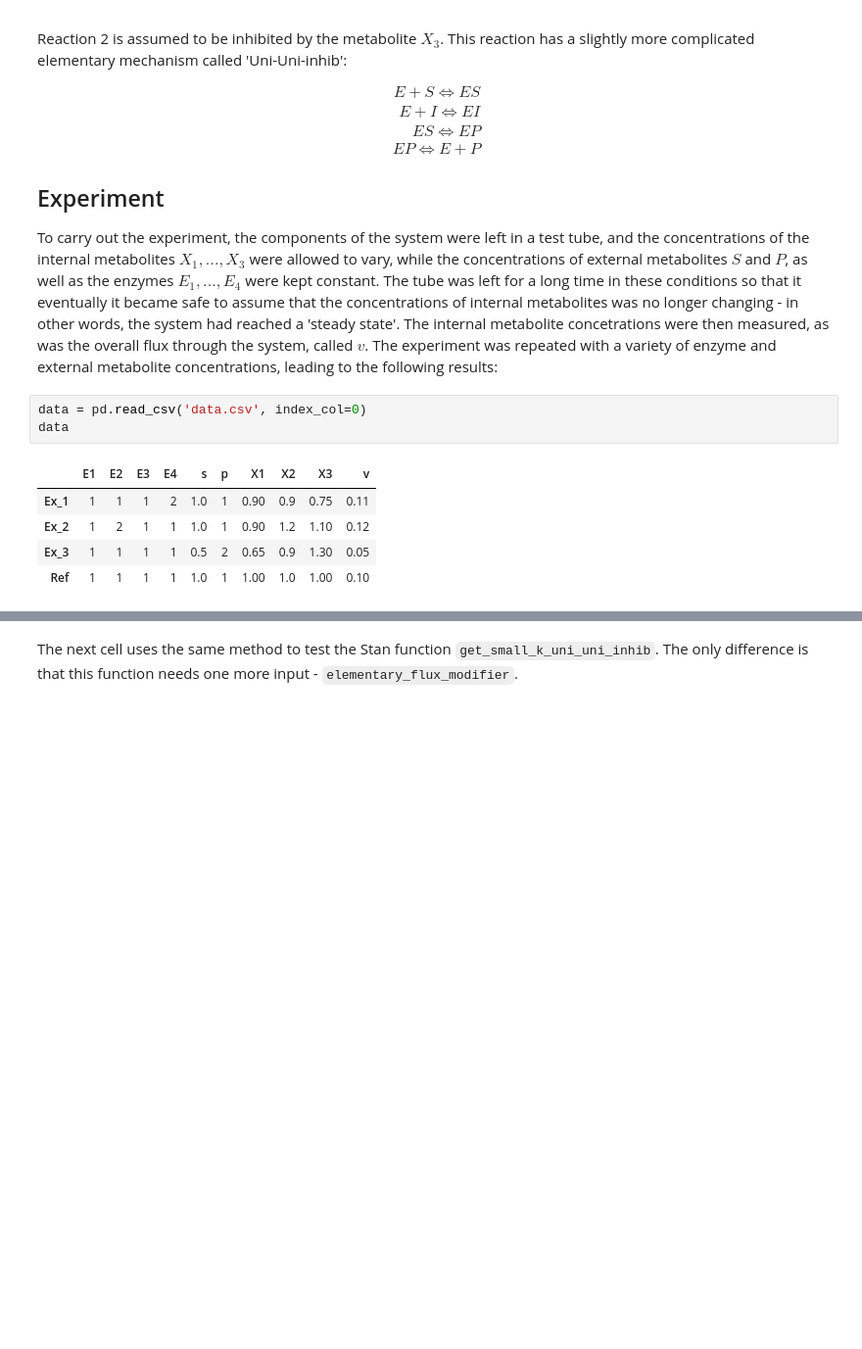
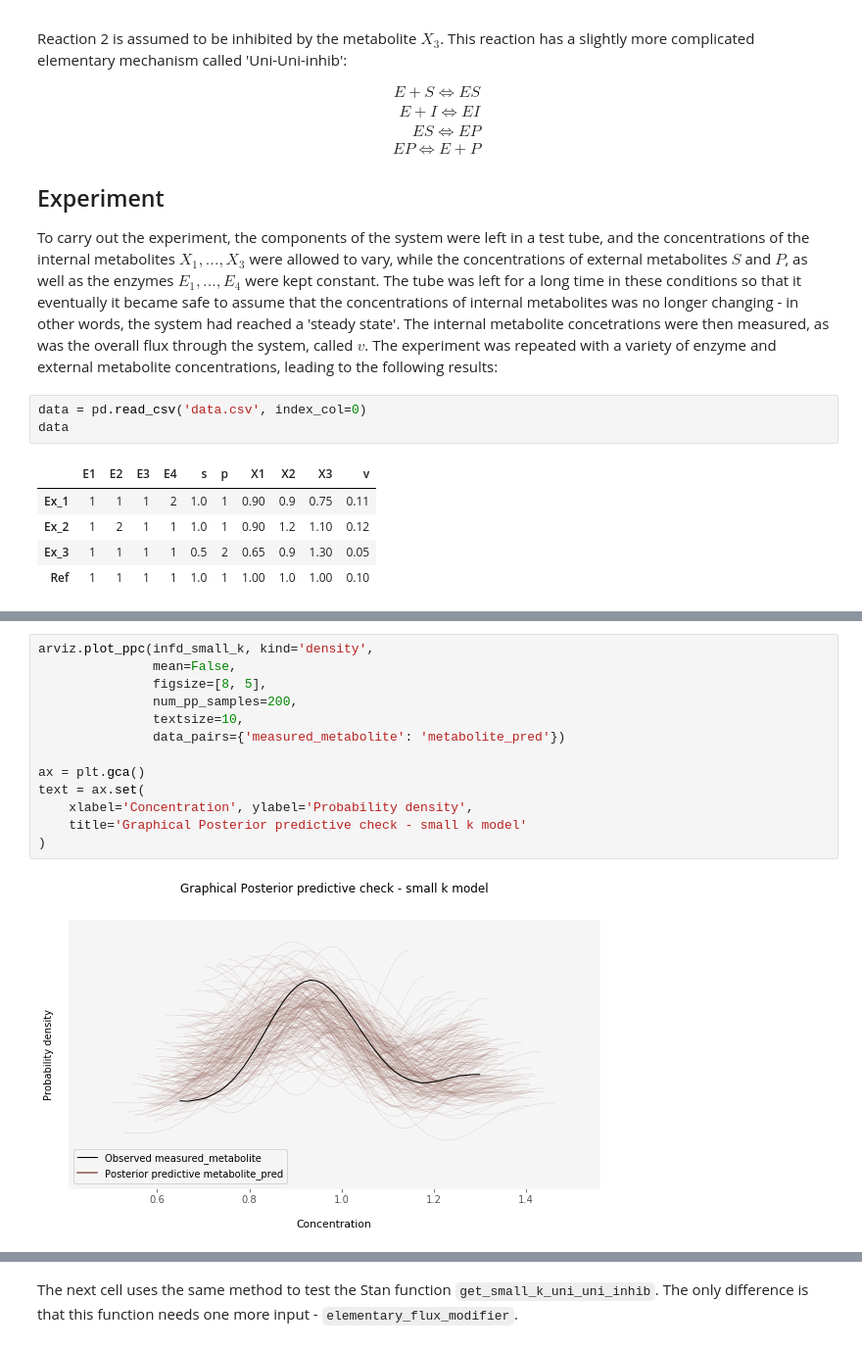
Before and after one commit to teddygroves/stan_ode_example, a Jupyter notebook: Small k example.ipynb, the cells around one changed output, grey strips where cells are left out. Shown at 98% size. Drawn from its saved outputs; the diff is of its cells as text; blank space fills up the shorter version.

```diff
--- a/Small k example.ipynb
+++ b/Small k example.ipynb
@@ -72,0 +521,15 @@ The notebook will explore three different ways of parameterising the system's re
+# %%
+arviz.plot_ppc(infd_small_k, kind='density',
+               mean=False,
+               figsize=[8, 5],
+               num_pp_samples=200,
+               textsize=10,
+               data_pairs={'measured_metabolite': 'metabolite_pred'})
+
+ax = plt.gca()
+text = ax.set(
+    xlabel='Concentration', ylabel='Probability density',
+    title='Graphical Posterior predictive check - small k model'
+)
+# %% [output]
+[figure, added]
```
Also changed, not shown: parts of 35 cells of this notebook, 6 other files.
